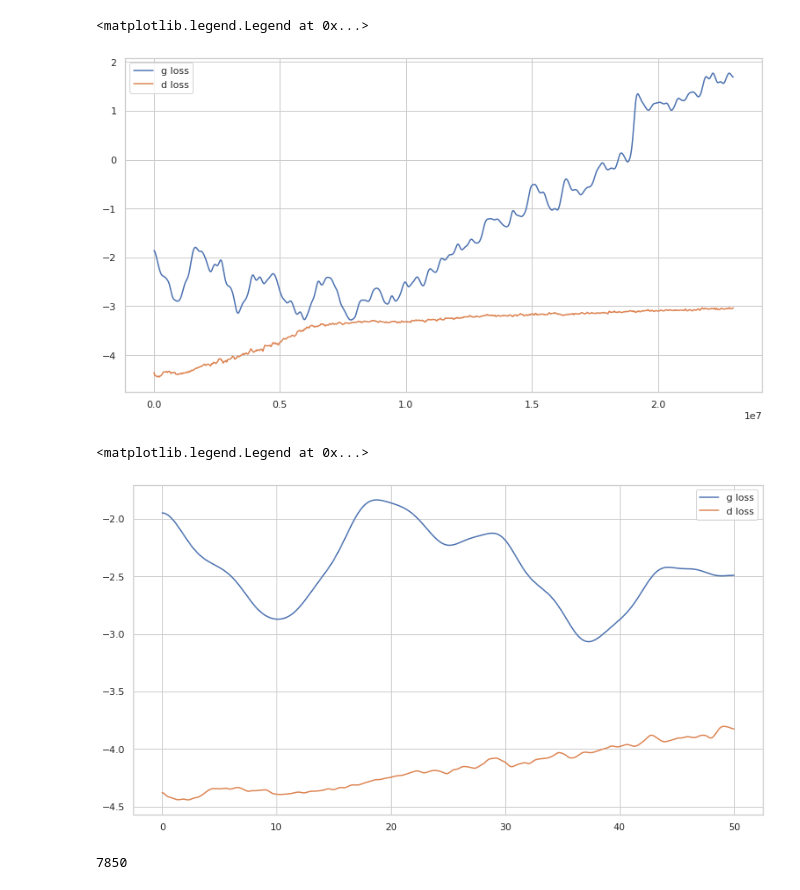
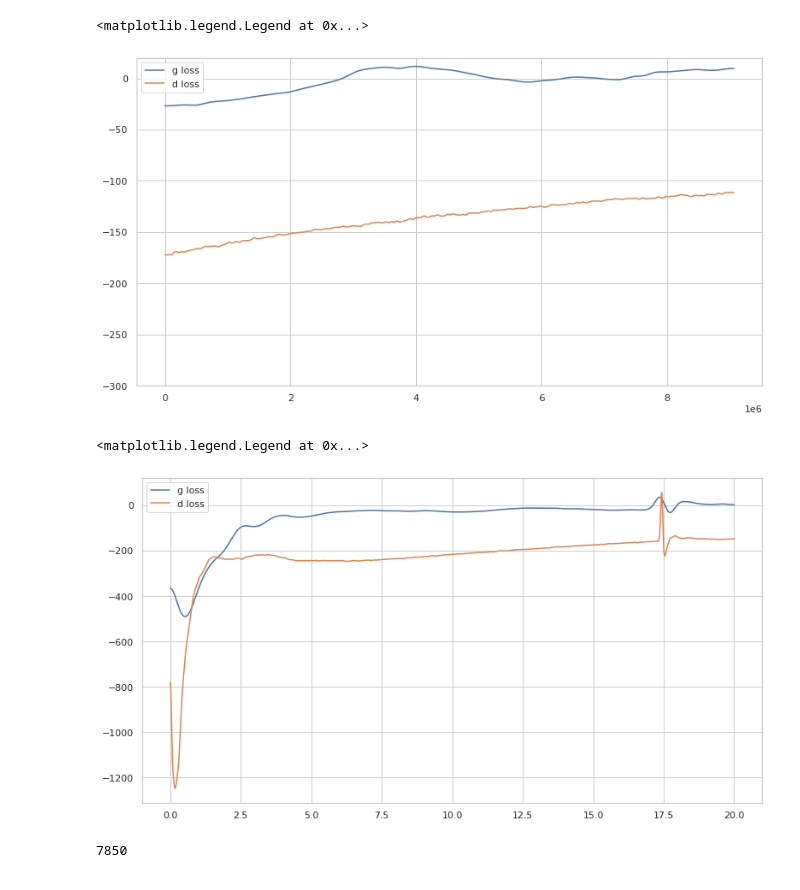
Before and after one commit to dwhan89/cosmikyu, a Jupyter notebook: notebooks/081120_make_mlflow_metric_plot.ipynb, the cells around one changed output. Cells and saved outputs as stored; diff of their text form; code cells hidden in the pictures.

```diff
--- a/notebooks/081120_make_mlflow_metric_plot.ipynb
+++ b/notebooks/081120_make_mlflow_metric_plot.ipynb
@@ -7,7 +7,8 @@ from scipy.ndimage.filters import gaussian_filter1d
 
 %matplotlib inline
 # %%
-mlflow_dir = "/home/dwhan89/workspace/cosmikyu/output/mlruns/18/662d65640b6d44369a15a48127471f21/metrics"
+experiment_id= "7349b393abf94d8a94bc3675384ff15a"
+mlflow_dir = "/home/dwhan89/workspace/cosmikyu/output/mlruns/19/{}/metrics".format(experiment_id)
 def mlflow_path(x):
     return os.path.join(mlflow_dir, x)
 
@@ -17,7 +18,7 @@ d_loss = np.loadtxt(mlflow_path('D loss'))#*-1
 g_loss[:,0] -= g_loss[0,0]
 d_loss[:,0] -= d_loss[0,0]
 
-sigma=20
+sigma=30
 
 sns.set()
 sns.set_style("whitegrid")
@@ -25,35 +26,36 @@ plt.figure(figsize=(13, 7))
 plt.plot(g_loss[:,0], gaussian_filter1d(g_loss[:,1], sigma=sigma), label="g loss")
 plt.plot(d_loss[:,0], gaussian_filter1d(d_loss[:,1], sigma=sigma), label="d loss")
 plt.yscale("linear")
-plt.xscale("linear")
+plt.ylim(-300,20)
+#plt.xscale("log")
 plt.legend()
 # %% [output]
 <matplotlib.legend.Legend at 0x...>
-[figure, old version]
+[figure, new version]
 # %%
 #mlflow_dir = "/home/dwhan89/workspace/cosmikyu/output/mlruns/14//metrics"
 #def mlflow_path(x):
 #    return os.path.join(mlflow_dir, x)
 
 #g_loss = np.loadtxt(mlflow_path('G loss'))#*-1
 #d_loss = np.loadtxt(mlflow_path('D loss'))#*-1
 
-xg = np.linspace(0, 50, len(g_loss[:,0]))
-xd = np.linspace(0, 50, len(d_loss[:,0]))
+xg = np.linspace(0, 20, len(g_loss[:,0]))
+xd = np.linspace(0, 20, len(d_loss[:,0]))
 
 sigma=30
 
 sns.set()
 sns.set_style("whitegrid")
 plt.figure(figsize=(13, 7))
 plt.plot(xg, gaussian_filter1d(g_loss[:,1], sigma=sigma), label="g loss")
 plt.plot(xd, gaussian_filter1d(d_loss[:,1], sigma=sigma), label="d loss")
 plt.yscale("linear")
 plt.xscale("linear")
 plt.legend()
 # %% [output]
 <matplotlib.legend.Legend at 0x...>
-[figure, old version]
+[figure, new version]
 # %%
 len(g_loss[:,0])
 # %% [output]
```
Also changed, not shown: 12 other files.
